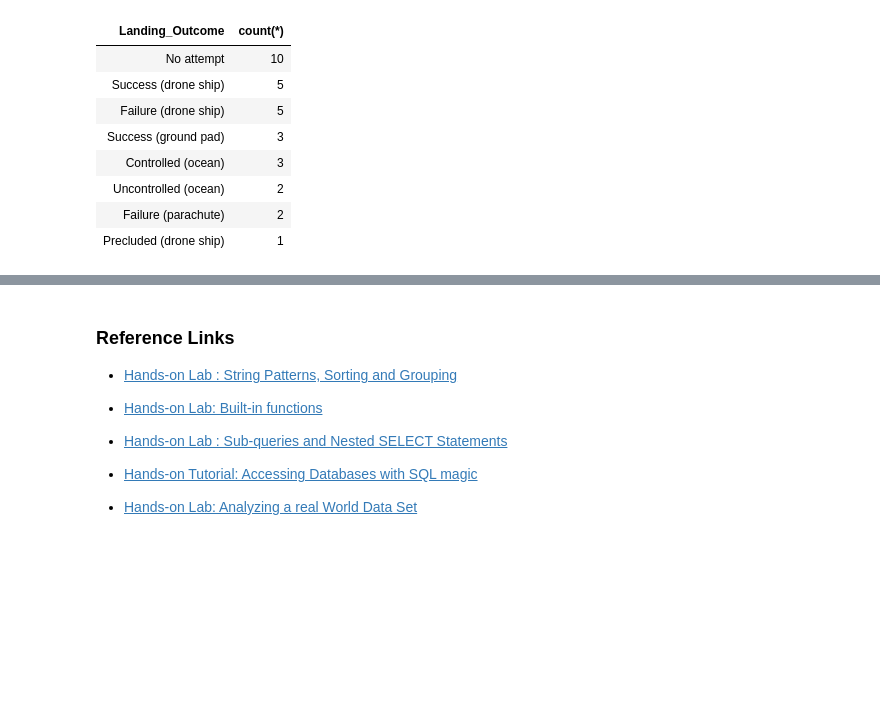
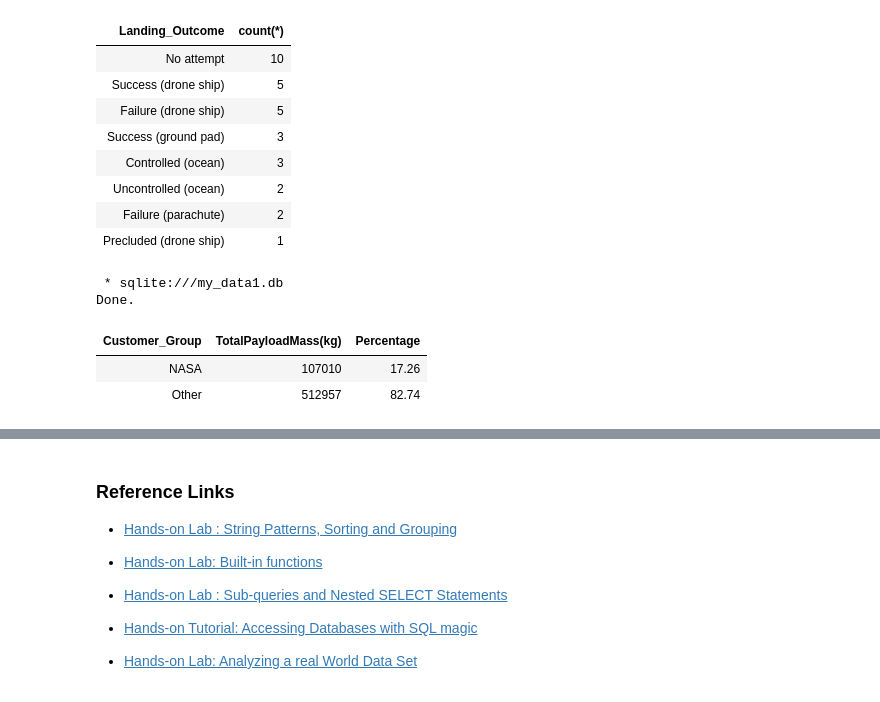
Before and after one commit to vannguyendanang/VanDataScienceProjects, a Jupyter notebook: ExploratoryDataAnalysis-sql-coursera_sqllite.ipynb, the cells around one changed output, grey strips where cells are left out. Saved outputs shown, nothing was run; the diff lists cells and outputs as text; code cells hidden in the pictures; blank space fills up the shorter version.

```diff
--- a/ExploratoryDataAnalysis-sql-coursera_sqllite.ipynb
+++ b/ExploratoryDataAnalysis-sql-coursera_sqllite.ipynb
@@ -338,3 +331,33 @@ Done.
 | Uncontrolled (ocean) | 2 |
 | Failure (parachute) | 2 |
 | Precluded (drone ship) | 1 |
+# %%
+%%sql
+WITH GroupedData AS (
+    SELECT
+        CASE
+            WHEN Customer LIKE '%NASA%' THEN 'NASA'
+            ELSE 'Other'
+        END AS Customer_Group,
+        SUM(PAYLOAD_MASS__KG_) AS TotalPayloadMass
+    FROM
+        SPACEXTABLE
+    GROUP BY
+        Customer_Group
+),
+TotalPayload AS (
+    SELECT SUM(PAYLOAD_MASS__KG_) AS Total FROM SPACEXTABLE
+)
+SELECT
+    gd.Customer_Group,
+    gd.TotalPayloadMass as 'TotalPayloadMass(kg)',
+    round(gd.TotalPayloadMass * 100.0 / tp.Total,2) AS Percentage
+FROM
+    GroupedData gd,
+    TotalPayload tp;
+# %% [output]
+ * sqlite:///my_data1.db
+Done.
+| Customer_Group | TotalPayloadMass(kg) | Percentage |
+| NASA | 107010 | 17.26 |
+| Other | 512957 | 82.74 |
```
Also changed, not shown: parts of 5 cells of this notebook.
